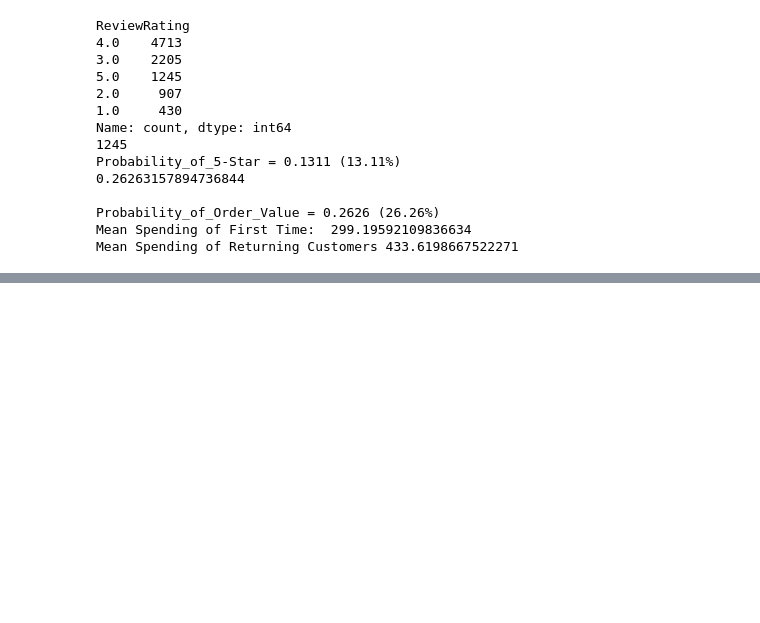
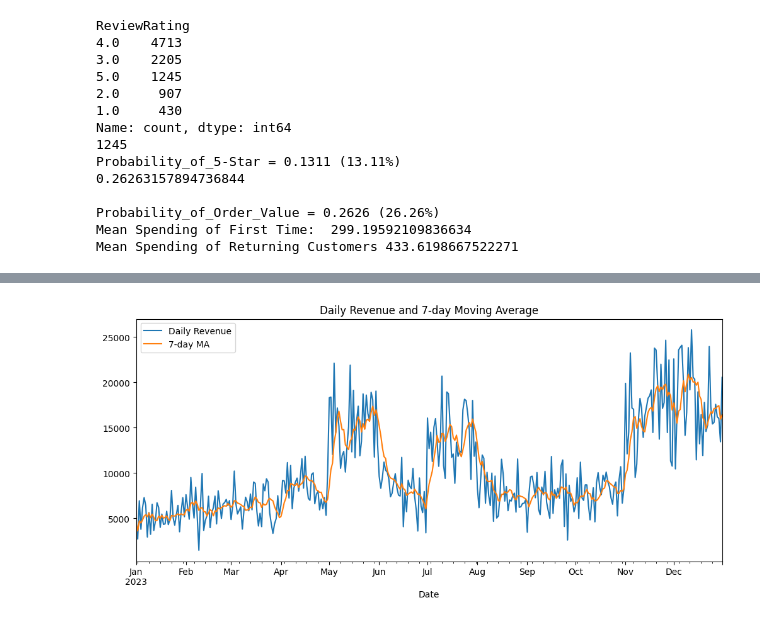
Before and after one commit to Eba-Fekadu/Stat_Capstone, a Jupyter notebook: questionFile.ipynb, the cells around one changed output, grey strips where cells are left out. Cells and saved outputs as stored; diff of their text form; code cells hidden in the pictures; blank space fills up the shorter version.

```diff
--- a/questionFile.ipynb
+++ b/questionFile.ipynb
@@ -572,0 +742,11 @@ Mean Spending of Returning Customers 433.6198667522271
+# %%
+# Time series: daily sales, moving average, exponential smoothing forecast
+ts = daily_rev.fillna(0)
+plt.figure(figsize=(12,5))
+ts.plot(label='Daily Revenue')
+ts.rolling(window=7, min_periods=1).mean().plot(label='7-day MA')
+plt.legend()
+plt.title('Daily Revenue and 7-day Moving Average')
+plt.show()
+# %% [output]
+[figure, added]
```
Also changed, not shown: parts of 11 cells of this notebook, 1 other file.
